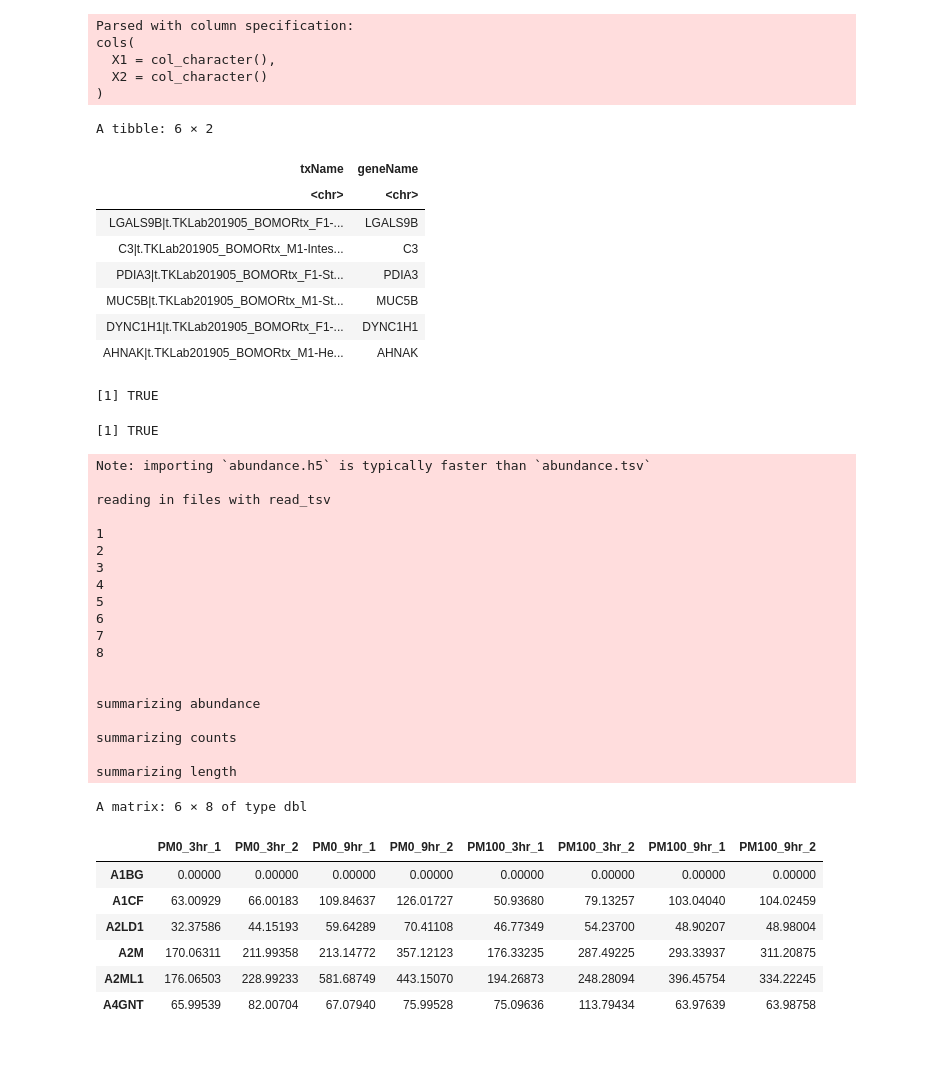
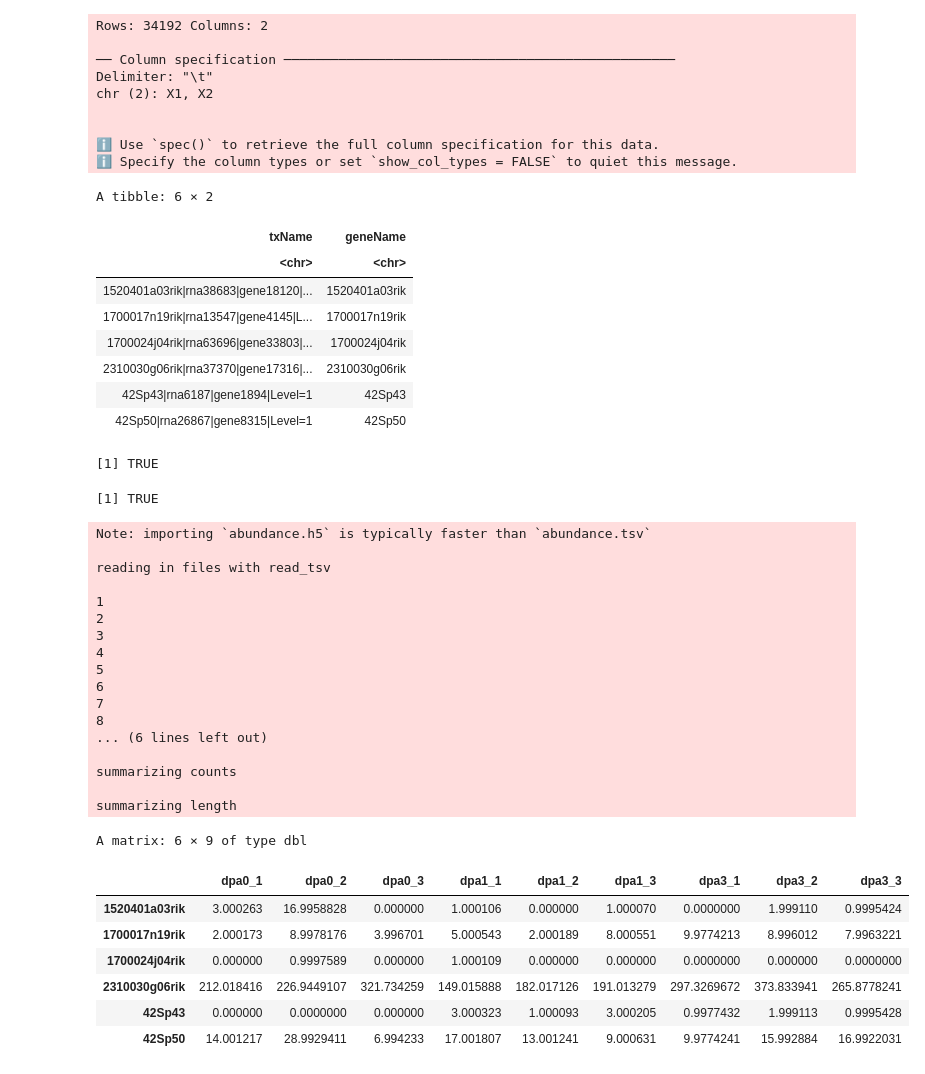
Before and after one commit to taejoonlab/TKLab-toolbox, a Jupyter notebook: express/kallisto-tximport-limma.ipynb, the cells around one changed output. Saved outputs shown, nothing was run; the diff lists cells and outputs as text; code cells hidden in the pictures.

```diff
--- a/express/kallisto-tximport-limma.ipynb
+++ b/express/kallisto-tximport-limma.ipynb
@@ -27,71 +33,72 @@ attached base packages:
 # %%
 # Prepare tx2gene
-filename_tx2gene <- 'Bombina_orientalis.a2020_08.tx2gene'
+filename_tx2gene <- 'XENTR_xenTro9_tx.XB202104.tx2gene'
 #filename_tx2gene <- 'XENLA_XB201901_tx.HUMAN_ens95.tx2gene'
 tx2gene <- read_tsv(filename_tx2gene, col_names=FALSE)
 colnames(tx2gene) <- c('txName', 'geneName')
 head(tx2gene)
 # %% [output]
-Parsed with column specification:
-cols(
-  X1 = col_character(),
-  X2 = col_character()
-)
+Rows: 34192 Columns: 2
+
+── Column specification ──────────────────────────────────────────────────
+Delimiter: "\t"
+chr (2): X1, X2
+
+
+ℹ Use `spec()` to retrieve the full column specification for this data.
+ℹ Specify the column types or set `show_col_types = FALSE` to quiet this message.
 A tibble: 6 × 2
 | txName | geneName |
 | <chr> | <chr> |
-| LGALS9B|t.TKLab201905_BOMORtx_F1-... | LGALS9B |
-| C3|t.TKLab201905_BOMORtx_M1-Intes... | C3 |
-| PDIA3|t.TKLab201905_BOMORtx_F1-St... | PDIA3 |
-| MUC5B|t.TKLab201905_BOMORtx_M1-St... | MUC5B |
-| DYNC1H1|t.TKLab201905_BOMORtx_F1-... | DYNC1H1 |
-| AHNAK|t.TKLab201905_BOMORtx_M1-He... | AHNAK |
+| 1520401a03rik|rna38683|gene18120|... | 1520401a03rik |
+| 1700017n19rik|rna13547|gene4145|L... | 1700017n19rik |
+| 1700024j04rik|rna63696|gene33803|... | 1700024j04rik |
+| 2310030g06rik|rna37370|gene17316|... | 2310030g06rik |
+| 42Sp43|rna6187|gene1894|Level=1 | 42Sp43 |
+| 42Sp50|rna26867|gene8315|Level=1 | 42Sp50 |
 # %%
 # Load quantification data
 #library(edgeR)
 
 # Uncomment and change the filename below
-filename_tbl <- 'BOMOR.conf'
-#filename_tbl <- 'XENLA.conf'
+filename_tbl <- 'PRJEB36722_XENTRtx_Pelzer2021.conf'
 file.exists(filename_tbl)
 
 samples <- read.table(filename_tbl, header=TRUE)
 files <- trimws(samples$Filename)
 names(files) <- trimws(samples$SampleName)
 all(file.exists(files))
 
 txi <- tximport(files, type = "kallisto", tx2gene = tx2gene, countsFromAbundance = "lengthScaledTPM")
 head(txi$counts)
 # %% [output]
 [1] TRUE
 [1] TRUE
 Note: importing `abundance.h5` is typically faster than `abundance.tsv`
 
 reading in files with read_tsv
 
 1
 2
 3
 4
 5
 6
 7
 8
-
-
-summarizing abundance
+... (6 lines left out)
 
 summarizing counts
 
 summarizing length
-A matrix: 6 × 8 of type dbl
+A matrix: 6 × 9 of type dbl
-|  | PM0_3hr_1 | PM0_3hr_2 | PM0_9hr_1 | PM0_9hr_2 | PM100_3hr_1 | PM100_3hr_2 | PM100_9hr_1 | PM100_9hr_2 |
-| A1BG | 0.00000 | 0.00000 | 0.00000 | 0.00000 | 0.00000 | 0.00000 | 0.00000 | 0.00000 |
-| A1CF | 63.00929 | 66.00183 | 109.84637 | 126.01727 | 50.93680 | 79.13257 | 103.04040 | 104.02459 |
-| A2LD1 | 32.37586 | 44.15193 | 59.64289 | 70.41108 | 46.77349 | 54.23700 | 48.90207 | 48.98004 |
-| A2M | 170.06311 | 211.99358 | 213.14772 | 357.12123 | 176.33235 | 287.49225 | 293.33937 | 311.20875 |
-| A2ML1 | 176.06503 | 228.99233 | 581.68749 | 443.15070 | 194.26873 | 248.28094 | 396.45754 | 334.22245 |
-| A4GNT | 65.99539 | 82.00704 | 67.07940 | 75.99528 | 75.09636 | 113.79434 | 63.97639 | 63.98758 |
+|  | dpa0_1 | dpa0_2 | dpa0_3 | dpa1_1 | dpa1_2 | dpa1_3 | dpa3_1 | dpa3_2 | dpa3_3 |
+| 1520401a03rik | 3.000263 | 16.9958828 | 0.000000 | 1.000106 | 0.000000 | 1.000070 | 0.0000000 | 1.999110 | 0.9995424 |
+| 1700017n19rik | 2.000173 | 8.9978176 | 3.996701 | 5.000543 | 2.000189 | 8.000551 | 9.9774213 | 8.996012 | 7.9963221 |
+| 1700024j04rik | 0.000000 | 0.9997589 | 0.000000 | 1.000109 | 0.000000 | 0.000000 | 0.0000000 | 0.000000 | 0.0000000 |
+| 2310030g06rik | 212.018416 | 226.9449107 | 321.734259 | 149.015888 | 182.017126 | 191.013279 | 297.3269672 | 373.833941 | 265.8778241 |
+| 42Sp43 | 0.000000 | 0.0000000 | 0.000000 | 3.000323 | 1.000093 | 3.000205 | 0.9977432 | 1.999113 | 0.9995428 |
+| 42Sp50 | 14.001217 | 28.9929411 | 6.994233 | 17.001807 | 13.001241 | 9.000631 | 9.9774241 | 15.992884 | 16.9922031 |
 # %%
 # Boxplot and hierarchical clustering with raw data
 options(repr.plot.width=12, repr.plot.height=6)
```
Also changed, not shown: parts of 9 cells of this notebook.
